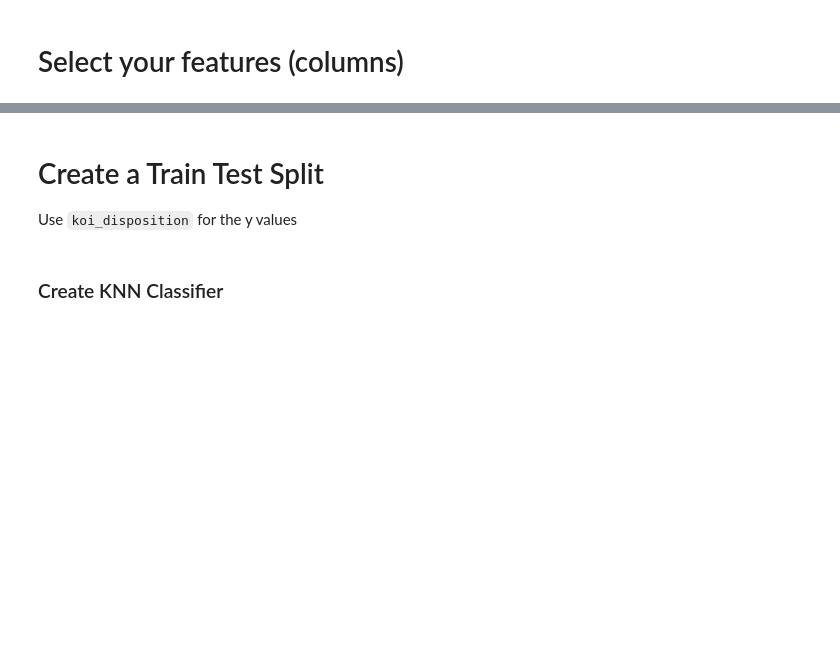
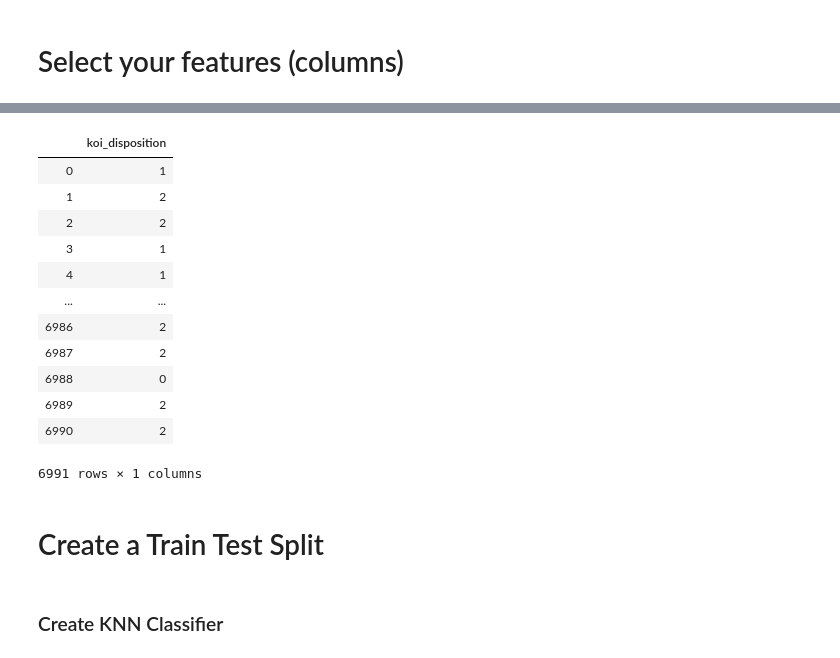
Before and after one commit to eobianyor/machine-learning-challenge, a Jupyter notebook: starter_code/model_02.ipynb, the cells around one changed output, grey strips where cells are left out. Drawn from its saved outputs; the diff is of its cells as text; code cells hidden in the pictures; blank space fills up the shorter version.

```diff
--- a/starter_code/model_02.ipynb
+++ b/starter_code/model_02.ipynb
@@ -50,4 +68,56 @@ X = X.head(100)
+# %%
+# CREATE y VALUES
+# Use `koi_disposition` for the y values
+# Assign koi_disposition to y
+Y = df[['koi_disposition']]
+
+# 200 samples for test
+# Y = Y.head(50)
+
+# # Assign koi_disposition to y and Remove spaces btw words
+# Y = df['koi_disposition'].apply(lambda str : str.replace(" ", ""))
+
+# LABEL ENCODE Y
+# Import required module
+from sklearn.preprocessing import LabelEncoder
+
+# LabelEncoder
+le = LabelEncoder()
+
+# Create an object of the label encoder class
+labelencoder = LabelEncoder()
+
+# apply "le.fit_transform"
+old_y = Y.apply(le.fit_transform)
+y = old_y
+
+# # # Change the shape of y v1
+# new_y = np.array(old_y)
+# y = new_y.reshape(-1, 1)
+
+y
+
+# # Change the shape of y v2
+# new_y = np.array(old_y)
+# y = new_y
+# y = new_y.ravel()
+
+# LABEL ENCODE Y v2
+# Apply labelencoder object on columns
+# labelencoder.fit_transform(data.ix[:, 1:])   # First column does not need to be encoded
+# %% [output]
+|  | koi_disposition |
+| 0 | 1 |
+| 1 | 2 |
+| 2 | 2 |
+| 3 | 1 |
+| 4 | 1 |
+| ... | ... |
+| 6986 | 2 |
+| 6987 | 2 |
+| 6988 | 0 |
+| 6989 | 2 |
+| 6990 | 2 |
+6991 rows × 1 columns
 # %% [markdown]
 # Create a Train Test Split
-
-Use `koi_disposition` for the y values
```
Also changed, not shown: parts of 12 cells of this notebook, 8 other files.
